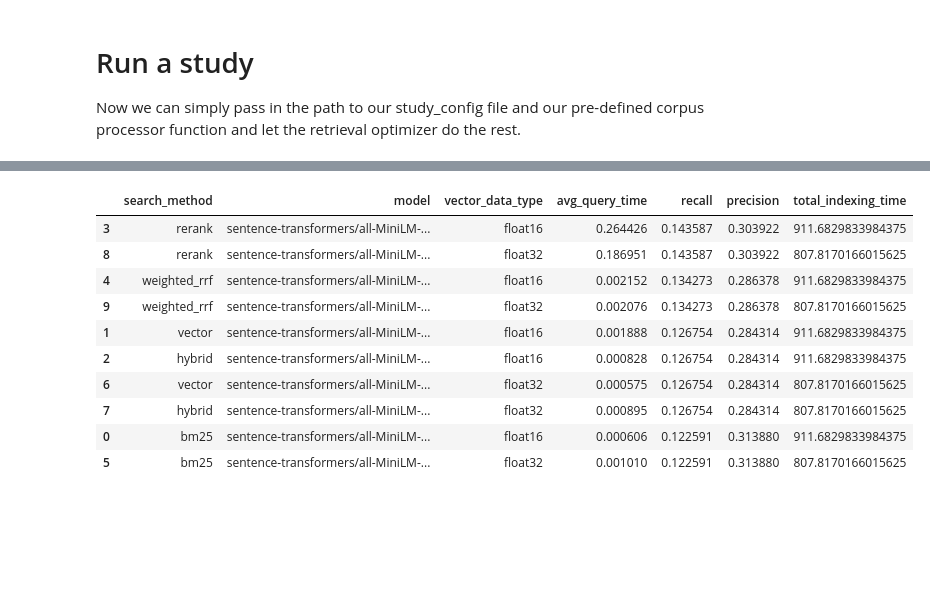
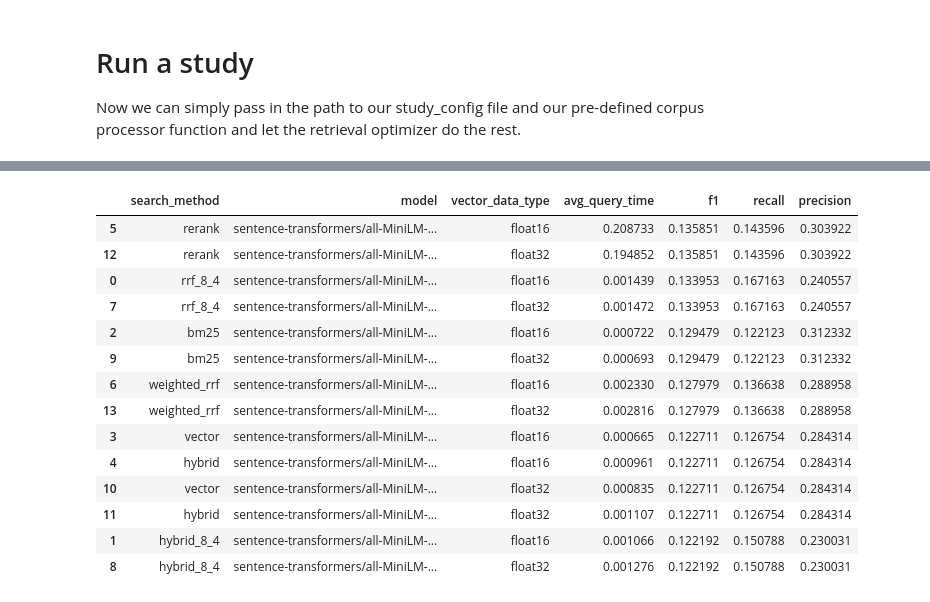
Before and after one commit to redis-applied-ai/redis-retrieval-optimizer, a Jupyter notebook: docs/examples/grid_study/00_grid_study.ipynb, the cells around one changed output, grey strips where cells are left out. Saved outputs shown, nothing was run; the diff lists cells and outputs as text; code cells hidden in the pictures; blank space fills up the shorter version.

Commit message:
Feat/raae 1298/hybrid search updates (#30)
* add rrf_8_4, hybrid_8_4, and redisvl>=0.13.x

```diff
--- a/docs/examples/grid_study/00_grid_study.ipynb
+++ b/docs/examples/grid_study/00_grid_study.ipynb
@@ -205,14 +195,18 @@ Running search method: rerank with dtype: float16
 # %%
-metrics[["search_method", "model", "vector_data_type", "avg_query_time", "recall", "precision"]].sort_values(by="recall", ascending=False)
+metrics[["search_method", "model", "vector_data_type", "avg_query_time", "f1", "recall", "precision"]].sort_values(by="f1", ascending=False)
 # %% [output]
-|  | search_method | model | vector_data_type | avg_query_time | recall | precision | total_indexing_time |
-| 3 | rerank | sentence-transformers/all-MiniLM-... | float16 | 0.264426 | 0.143587 | 0.303922 | 911.6829833984375 |
-| 8 | rerank | sentence-transformers/all-MiniLM-... | float32 | 0.186951 | 0.143587 | 0.303922 | 807.8170166015625 |
-| 4 | weighted_rrf | sentence-transformers/all-MiniLM-... | float16 | 0.002152 | 0.134273 | 0.286378 | 911.6829833984375 |
-| 9 | weighted_rrf | sentence-transformers/all-MiniLM-... | float32 | 0.002076 | 0.134273 | 0.286378 | 807.8170166015625 |
-| 1 | vector | sentence-transformers/all-MiniLM-... | float16 | 0.001888 | 0.126754 | 0.284314 | 911.6829833984375 |
-| 2 | hybrid | sentence-transformers/all-MiniLM-... | float16 | 0.000828 | 0.126754 | 0.284314 | 911.6829833984375 |
-| 6 | vector | sentence-transformers/all-MiniLM-... | float32 | 0.000575 | 0.126754 | 0.284314 | 807.8170166015625 |
-| 7 | hybrid | sentence-transformers/all-MiniLM-... | float32 | 0.000895 | 0.126754 | 0.284314 | 807.8170166015625 |
-| 0 | bm25 | sentence-transformers/all-MiniLM-... | float16 | 0.000606 | 0.122591 | 0.313880 | 911.6829833984375 |
-| 5 | bm25 | sentence-transformers/all-MiniLM-... | float32 | 0.001010 | 0.122591 | 0.313880 | 807.8170166015625 |
+|  | search_method | model | vector_data_type | avg_query_time | f1 | recall | precision |
+| 5 | rerank | sentence-transformers/all-MiniLM-... | float16 | 0.208733 | 0.135851 | 0.143596 | 0.303922 |
+| 12 | rerank | sentence-transformers/all-MiniLM-... | float32 | 0.194852 | 0.135851 | 0.143596 | 0.303922 |
+| 0 | rrf_8_4 | sentence-transformers/all-MiniLM-... | float16 | 0.001439 | 0.133953 | 0.167163 | 0.240557 |
+| 7 | rrf_8_4 | sentence-transformers/all-MiniLM-... | float32 | 0.001472 | 0.133953 | 0.167163 | 0.240557 |
+| 2 | bm25 | sentence-transformers/all-MiniLM-... | float16 | 0.000722 | 0.129479 | 0.122123 | 0.312332 |
+| 9 | bm25 | sentence-transformers/all-MiniLM-... | float32 | 0.000693 | 0.129479 | 0.122123 | 0.312332 |
+| 6 | weighted_rrf | sentence-transformers/all-MiniLM-... | float16 | 0.002330 | 0.127979 | 0.136638 | 0.288958 |
+| 13 | weighted_rrf | sentence-transformers/all-MiniLM-... | float32 | 0.002816 | 0.127979 | 0.136638 | 0.288958 |
+| 3 | vector | sentence-transformers/all-MiniLM-... | float16 | 0.000665 | 0.122711 | 0.126754 | 0.284314 |
+| 4 | hybrid | sentence-transformers/all-MiniLM-... | float16 | 0.000961 | 0.122711 | 0.126754 | 0.284314 |
+| 10 | vector | sentence-transformers/all-MiniLM-... | float32 | 0.000835 | 0.122711 | 0.126754 | 0.284314 |
+| 11 | hybrid | sentence-transformers/all-MiniLM-... | float32 | 0.001107 | 0.122711 | 0.126754 | 0.284314 |
+| 1 | hybrid_8_4 | sentence-transformers/all-MiniLM-... | float16 | 0.001066 | 0.122192 | 0.150788 | 0.230031 |
+| 8 | hybrid_8_4 | sentence-transformers/all-MiniLM-... | float32 | 0.001276 | 0.122192 | 0.150788 | 0.230031 |
```
Also changed, not shown: parts of 7 cells of this notebook, 19 other files.
